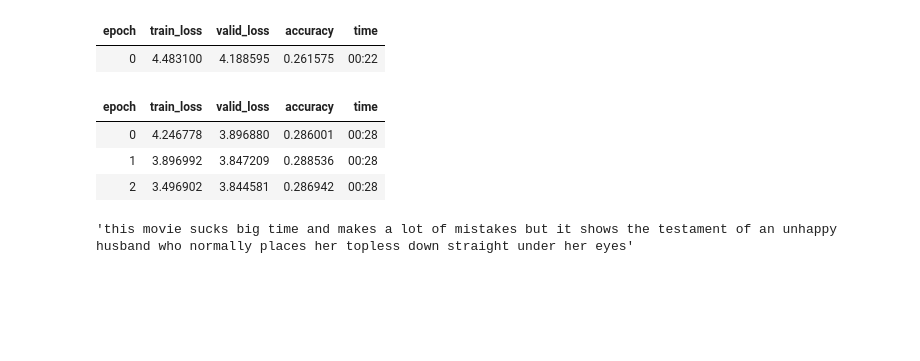
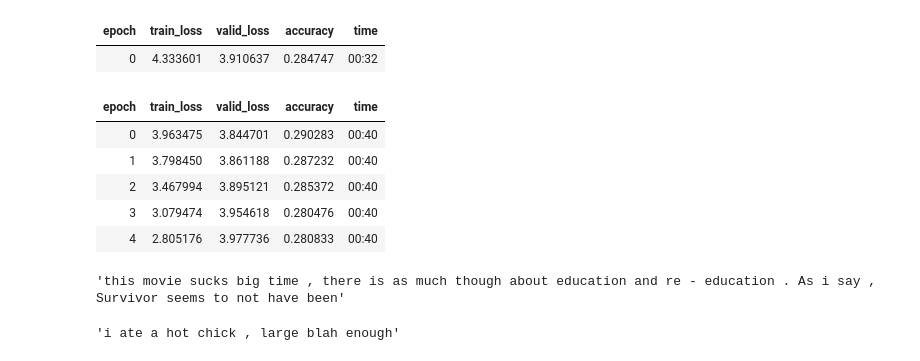
Before and after one commit to dhirajsuvarna/nlp_text_classification, a Jupyter notebook: learning/NLP_ULMFit_IMDB_Example.ipynb, the cells around one changed output. Cells and saved outputs as stored; diff of their text form; code cells hidden in the pictures; blank space fills up the shorter version.

```diff
--- a/learning/NLP_ULMFit_IMDB_Example.ipynb
+++ b/learning/NLP_ULMFit_IMDB_Example.ipynb
@@ -37,12 +70,0 @@ data_lm = load_data(path, 'data_lm_export.pkl', bs=bs)
-# %%
-learn = language_model_learner(data_lm, AWD_LSTM, drop_mult=0.5)
-learn.fit_one_cycle(1, slice(1e-4))
-learn.unfreeze()
-learn.fit_one_cycle(3, slice(1e-4,1e-2))
-# %% [output]
-| epoch | train_loss | valid_loss | accuracy | time |
-| 0 | 4.483100 | 4.188595 | 0.261575 | 00:22 |
-| epoch | train_loss | valid_loss | accuracy | time |
-| 0 | 4.246778 | 3.896880 | 0.286001 | 00:28 |
-| 1 | 3.896992 | 3.847209 | 0.288536 | 00:28 |
-| 2 | 3.496902 | 3.844581 | 0.286942 | 00:28 |
@@ -49,5 +73,26 @@ learn.fit_one_cycle(3, slice(1e-4,1e-2))
+# %%
+learn_lm = language_model_learner(data_lm, AWD_LSTM, drop_mult=0.5).to_fp16()
+# %%
+learn_lm.fit_one_cycle(1, slice(1e-2))
+# %% [output]
+| epoch | train_loss | valid_loss | accuracy | time |
+| 0 | 4.333601 | 3.910637 | 0.284747 | 00:32 |
+# %%
+learn_lm.unfreeze()
+learn_lm.fit_one_cycle(5, slice(1e-4,1e-2))
+# %% [output]
+| epoch | train_loss | valid_loss | accuracy | time |
+| 0 | 3.963475 | 3.844701 | 0.290283 | 00:40 |
+| 1 | 3.798450 | 3.861188 | 0.287232 | 00:40 |
+| 2 | 3.467994 | 3.895121 | 0.285372 | 00:40 |
+| 3 | 3.079474 | 3.954618 | 0.280476 | 00:40 |
+| 4 | 2.805176 | 3.977736 | 0.280833 | 00:40 |
 # %%
-learn.predict("this movie sucks big time", n_words=25)
+learn_lm.predict("this movie sucks big time", n_words=25)
 # %% [output]
-'this movie sucks big time and makes a lot of mistakes but it shows the testament of an unhappy husband who normally places her topless down straight under her eyes'
+'this movie sucks big time , there is as much though about education and re - education . As i say , Survivor seems to not have been'
+# %%
+learn_lm.predict("i ate a hot", n_words=5)
+# %% [output]
+'i ate a hot chick , large blah enough'
 # %%
```
Also changed, not shown: parts of 49 cells of this notebook.
